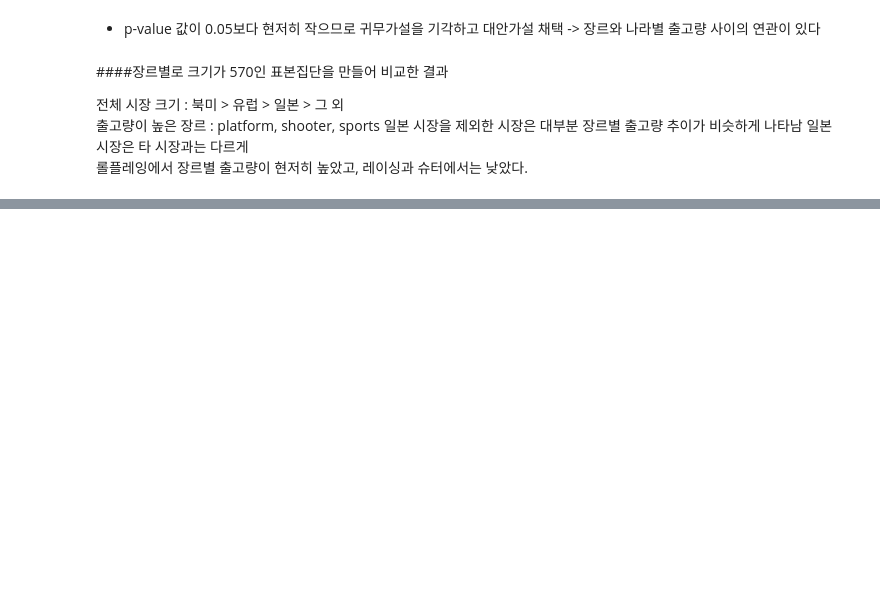
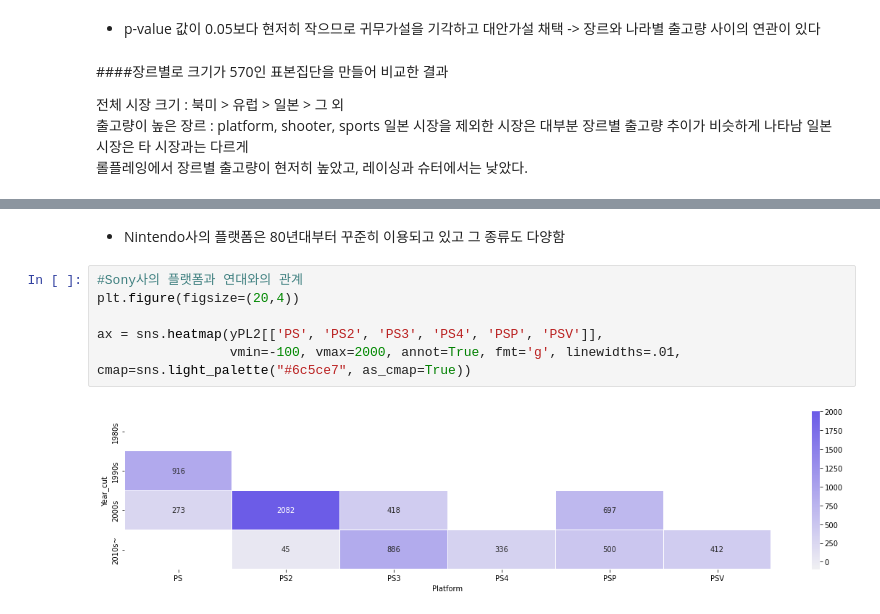
Before and after one commit to nahyun-song/pf_game, a Jupyter notebook: project_game.ipynb, the cells around one changed output, grey strips where cells are left out. Cells and saved outputs as stored; diff of their text form; blank space fills up the shorter version.

```diff
--- a/project_game.ipynb
+++ b/project_game.ipynb
@@ -389,0 +557,10 @@ plt.show()
+# %% [markdown]
+- Nintendo사의 플랫폼은 80년대부터 꾸준히 이용되고 있고 그 종류도 다양함
+# %%
+#Sony사의 플랫폼과 연대와의 관계
+plt.figure(figsize=(20,4))
+
+ax = sns.heatmap(yPL2[['PS', 'PS2', 'PS3', 'PS4', 'PSP', 'PSV']],
+                 vmin=-100, vmax=2000, annot=True, fmt='g', linewidths=.01, cmap=sns.light_palette("#6c5ce7", as_cmap=True))
+# %% [output]
+[figure, added]
```
Also changed, not shown: parts of 30 cells of this notebook.
